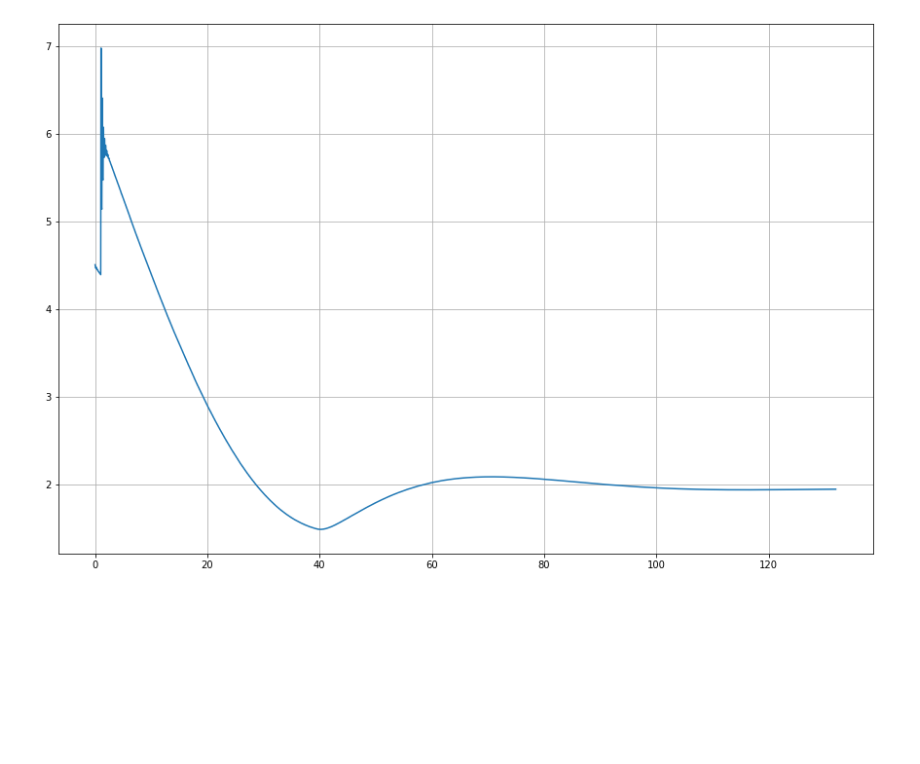
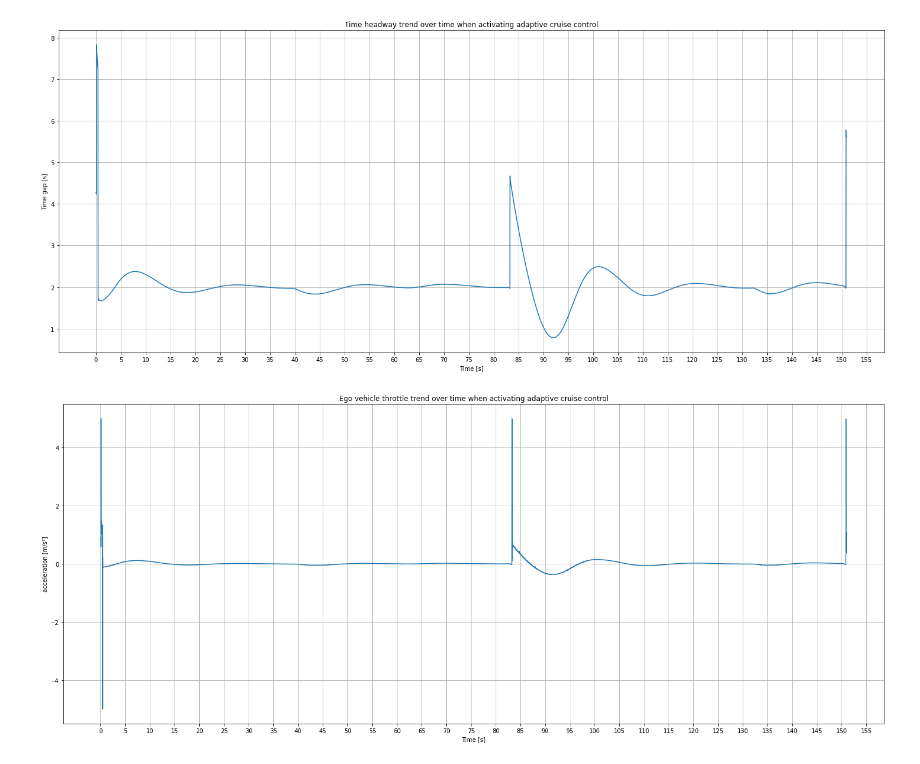
Before and after one commit to apighetti/HighLevelDM_HighwayDRL, a Jupyter notebook: notebooks/ACC_plots.ipynb, the cells around one changed output. Saved outputs shown, nothing was run; the diff lists cells and outputs as text; code cells hidden in the pictures; blank space fills up the shorter version.

```diff
--- a/notebooks/ACC_plots.ipynb
+++ b/notebooks/ACC_plots.ipynb
@@ -6,13 +6,19 @@ import numpy as np
 path = '/Users/fornerispighetti/HighwayDRL/highway_env/ACC_data.csv'
 
 data = pd.read_csv(path)
+m = 0.02327676708981804
 
-plt.figure(figsize=(15,10))
+plt.figure(figsize=(25,10))
 
-plt.plot(np.arange(len(data))/20, data['ego_speed']*3.6,label='EGO VEHICLE')
-plt.plot(np.arange(len(data))/20,data['front_vehicle_speed']*3.6, label='FRONT VEHICLE')
+plt.plot(np.arange(len(data['counter']))*m, data['ego_speed']*3.6,label='EGO VEHICLE')
+plt.plot(np.arange(len(data['counter']))*m,data['front_vehicle_speed']*3.6, label='FRONT VEHICLE')
+plt.xlabel("Time [s]")
+plt.ylabel("Speed [km/h]")
+plt.title("Comparison between ego vehicle speed and front vehicle speed when activating adaptive cruise control")
+# plt.axvline(x=68.8, color='red', linestyle='dotted')
+plt.xticks(range(0,160,5))
 plt.grid()
-plt.xticks(range(0,350,10))
+
 plt.legend()
 # %% [output]
 <matplotlib.legend.Legend at 0x...>
@@ -20,7 +26,24 @@ plt.legend()
 # %%
-plt.figure(figsize=(15,10))
+plt.figure(figsize=(25,10))
 
-plt.plot(np.arange(len(data))/20, data['gap'])
+plt.plot(np.arange(len(data['counter']))*m, data['gap'])
+plt.xlabel("Time [s]")
+plt.ylabel("Time gap [s]")
+plt.title("Time headway trend over time when activating adaptive cruise control")
+# plt.axvline(x=68.8, color='red', linestyle='dotted')
+plt.xticks(range(0,160,5))
 plt.grid()
 # %% [output]
-[figure, old version]
+[figure, new version]
+# %%
+plt.figure(figsize=(25,10))
+
+plt.plot(np.arange(len(data['counter']))*m, data['throttle'])
+plt.xlabel("Time [s]")
+plt.ylabel("acceleration [m/s\u00b2]")
+plt.title("Ego vehicle throttle trend over time when activating adaptive cruise control")
+# plt.axvline(x=68.8, color='red', linestyle='dotted')
+plt.xticks(range(0,160,5))
+plt.grid()
+# %% [output]
+[figure, added]
```
Also changed, not shown: parts of 2 cells of this notebook, 8 other files.
